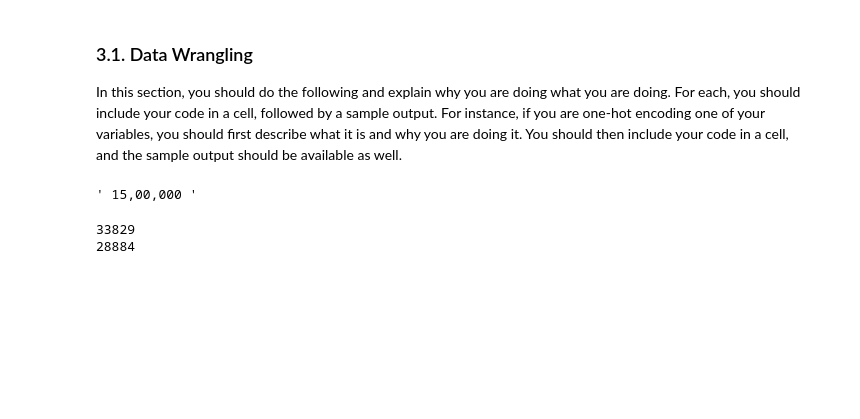
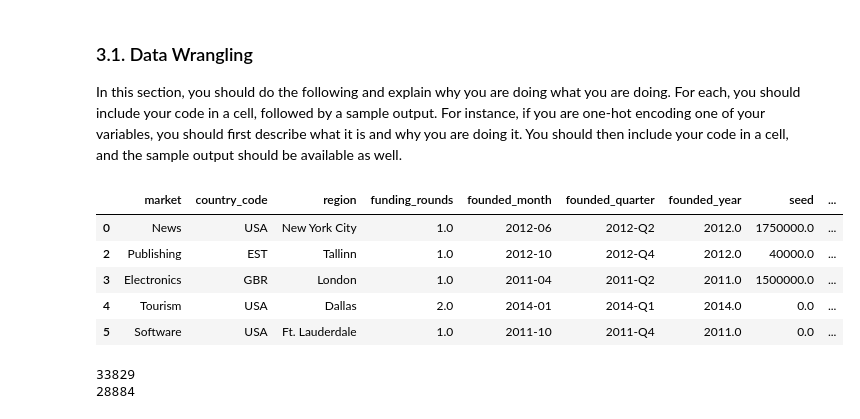
Before and after one commit to tommygreenwald/DS3000FP, a Jupyter notebook: DS3000_FP4_Section01_Group22.ipynb, the cells around one changed output. Saved outputs shown, nothing was run; the diff lists cells and outputs as text; code cells hidden in the pictures; blank space fills up the shorter version.

```diff
--- a/DS3000_FP4_Section01_Group22.ipynb
+++ b/DS3000_FP4_Section01_Group22.ipynb
@@ -103,9 +103,14 @@ raw_data.dropna(inplace=True)
 raw_data.rename(columns={" market ": "market", " funding_total_usd ": "funding_total"}, inplace=True)
 data = raw_data
 # %%
-raw_data.head(5).iloc[2]['funding_total']
+raw_data.head(5)
 # %% [output]
-' 15,00,000 '
+|  | market | country_code | region | funding_rounds | founded_month | founded_quarter | founded_year | seed | ... |
+| 0 | News | USA | New York City | 1.0 | 2012-06 | 2012-Q2 | 2012.0 | 1750000.0 | ... |
+| 2 | Publishing | EST | Tallinn | 1.0 | 2012-10 | 2012-Q4 | 2012.0 | 40000.0 | ... |
+| 3 | Electronics | GBR | London | 1.0 | 2011-04 | 2011-Q2 | 2011.0 | 1500000.0 | ... |
+| 4 | Tourism | USA | Dallas | 2.0 | 2014-01 | 2014-Q1 | 2014.0 | 0.0 | ... |
+| 5 | Software | USA | Ft. Lauderdale | 1.0 | 2011-10 | 2011-Q4 | 2011.0 | 0.0 | ... |
 # %%
 # Perform data wrangling to get your features and target values (e.g., grouping your dataframe by columns, applying functions to format dataframes, etc.)
 
```
Also changed, not shown: parts of 12 cells of this notebook.
